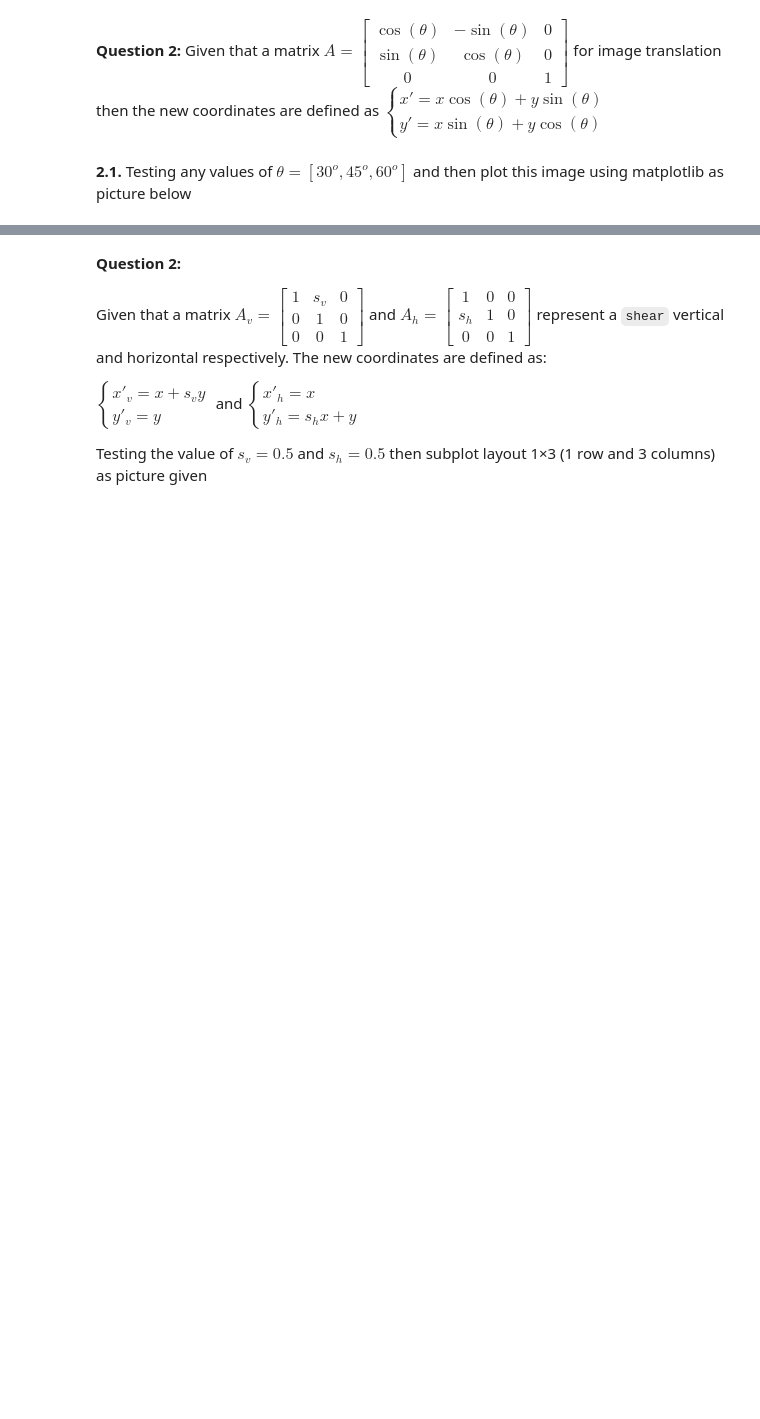
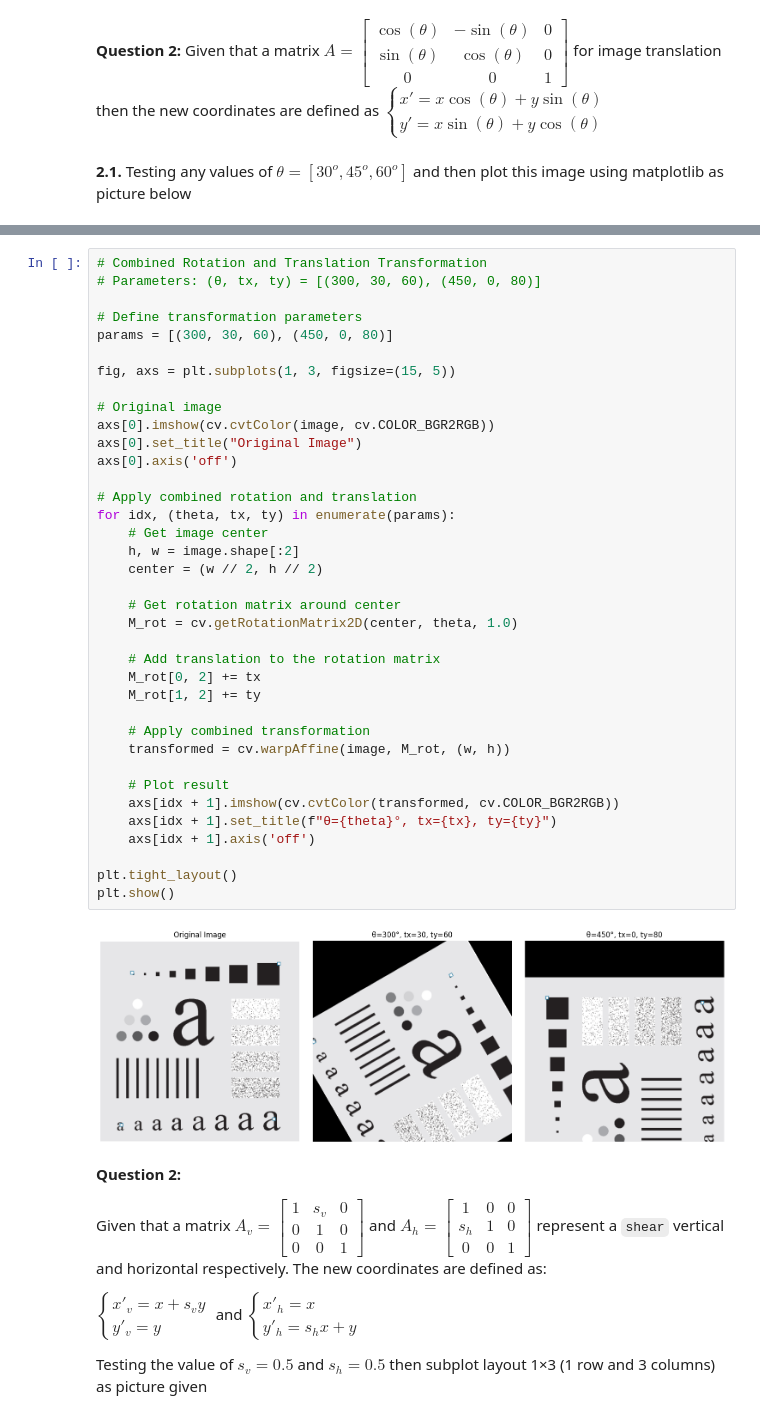
Before and after one commit to channreaksmey/ai-tp, a Jupyter notebook: TP1/TP1.ipynb, the cells around one changed output, grey strips where cells are left out. Cells and saved outputs as stored; diff of their text form; blank space fills up the shorter version.

```diff
--- a/TP1/TP1.ipynb
+++ b/TP1/TP1.ipynb
@@ -269,3 +337,42 @@ result original image, and another two receive from the transformation.
+# %%
+# Combined Rotation and Translation Transformation
+# Parameters: (θ, tx, ty) = [(300, 30, 60), (450, 0, 80)]
+
+# Define transformation parameters
+params = [(300, 30, 60), (450, 0, 80)]
+
+fig, axs = plt.subplots(1, 3, figsize=(15, 5))
+
+# Original image
+axs[0].imshow(cv.cvtColor(image, cv.COLOR_BGR2RGB))
+axs[0].set_title("Original Image")
+axs[0].axis('off')
+
+# Apply combined rotation and translation
+for idx, (theta, tx, ty) in enumerate(params):
+    # Get image center
+    h, w = image.shape[:2]
+    center = (w // 2, h // 2)
+
+    # Get rotation matrix around center
+    M_rot = cv.getRotationMatrix2D(center, theta, 1.0)
+
+    # Add translation to the rotation matrix
+    M_rot[0, 2] += tx
+    M_rot[1, 2] += ty
+
+    # Apply combined transformation
+    transformed = cv.warpAffine(image, M_rot, (w, h))
+
+    # Plot result
+    axs[idx + 1].imshow(cv.cvtColor(transformed, cv.COLOR_BGR2RGB))
+    axs[idx + 1].set_title(f"θ={theta}°, tx={tx}, ty={ty}")
+    axs[idx + 1].axis('off')
+
+plt.tight_layout()
+plt.show()
+# %% [output]
+[figure, added]
 # %% [markdown]
 **Question 2:**
 
```
Also changed, not shown: parts of 8 cells of this notebook, 10 other files.
